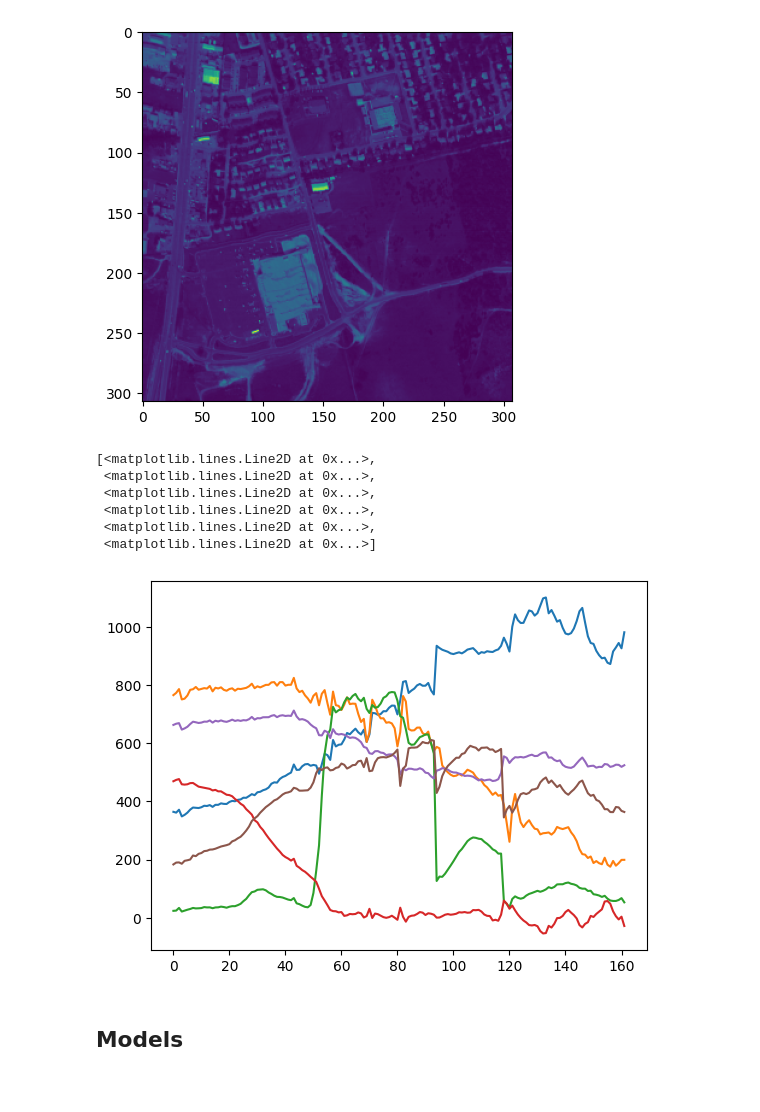
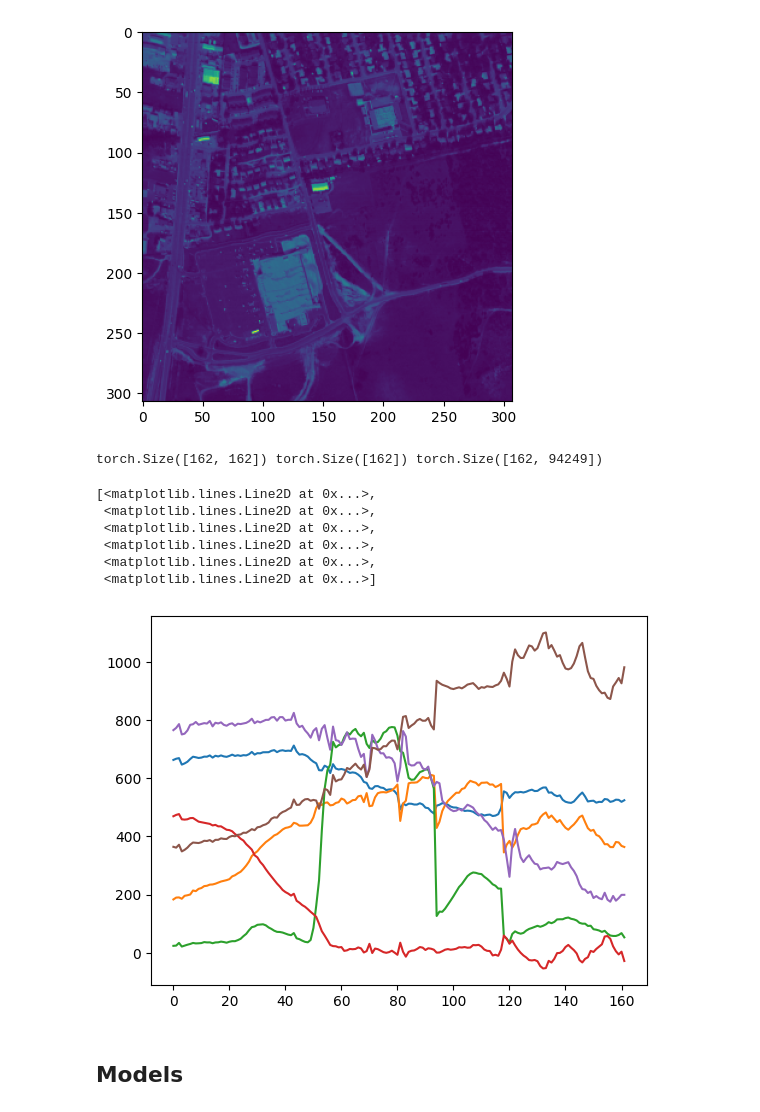
Before and after one commit to edabier/SS-HSU_benchmark, a Jupyter notebook: global_test.ipynb, the cells around one changed output. Drawn from its saved outputs; the diff is of its cells as text; code cells hidden in the pictures.

```diff
--- a/global_test.ipynb
+++ b/global_test.ipynb
@@ -41,16 +43,17 @@ plt.imshow(Y.cpu()[10,:,:])
 <matplotlib.image.AxesImage at 0x...>
 [figure]
 # %%
-E = extractor.SiVM(Y, c, E)
-plt.plot(E[:,:].cpu())
+E = extractor.SiVM(Y_flat, c, E)
+plt.plot(E[0, :,:].cpu())
 # %% [output]
-[<matplotlib.lines.Line2D at 0x...>,
- <matplotlib.lines.Line2D at 0x...>,
- <matplotlib.lines.Line2D at 0x...>,
- <matplotlib.lines.Line2D at 0x...>,
- <matplotlib.lines.Line2D at 0x...>,
- <matplotlib.lines.Line2D at 0x...>]
+torch.Size([162, 162]) torch.Size([162]) torch.Size([162, 94249])
+[<matplotlib.lines.Line2D at 0x...>,
+ <matplotlib.lines.Line2D at 0x...>,
+ <matplotlib.lines.Line2D at 0x...>,
+ <matplotlib.lines.Line2D at 0x...>,
+ <matplotlib.lines.Line2D at 0x...>,
+ <matplotlib.lines.Line2D at 0x...>]
-[figure, old version]
+[figure, new version]
 # %%
 # dataset_full = utils.HSI_dataset(dataset=dataset)
 # dataset_patched = utils.HSI_dataset(dataset=dataset, patch_size=patch_size)
```
Also changed, not shown: parts of 6 cells of this notebook, 6 other files.
